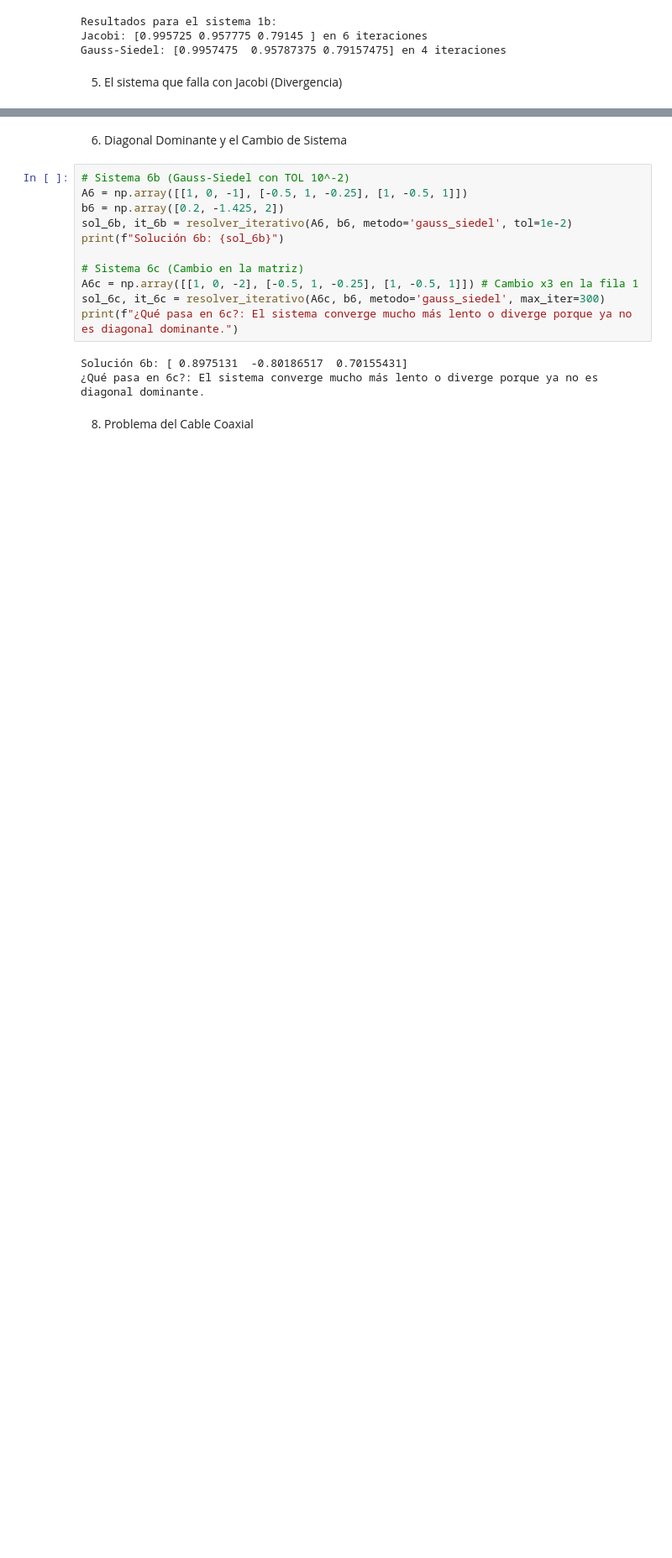
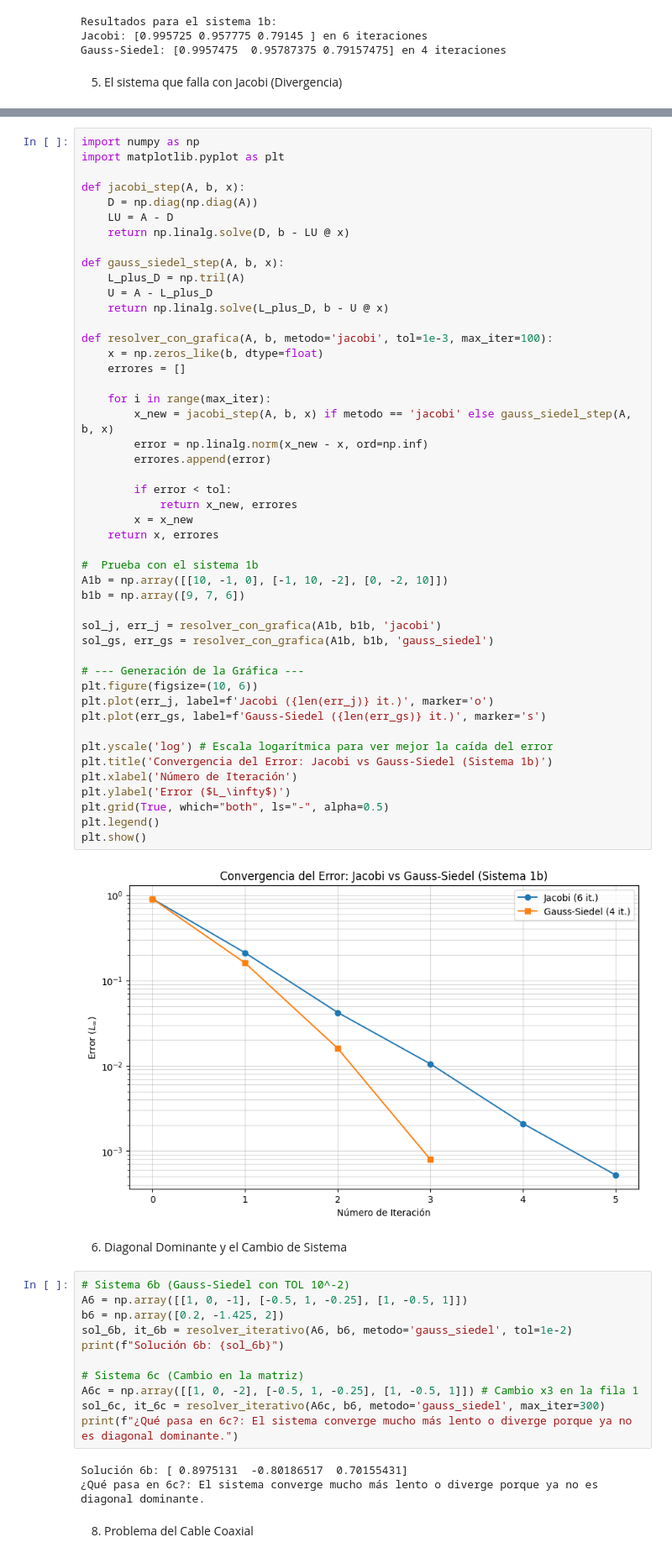
Before and after one commit to Aizel-shadow/Metodos_Numericos-, a Jupyter notebook: TAREAS/Gauss_Jacobi_Seidel.ipynb, the cells around one changed output, grey strips where cells are left out. Shown at 84% size. Drawn from its saved outputs; the diff is of its cells as text; blank space fills up the shorter version.

Commit message:
:pencil2: grafica en el ejercicio 5

```diff
--- a/TAREAS/Gauss_Jacobi_Seidel.ipynb
+++ b/TAREAS/Gauss_Jacobi_Seidel.ipynb
@@ -114,3 +110,52 @@ Resultado Gauss-Siedel: [ 1.00000226  1.9999975  -1.00000012] en 23 iteraciones
+# %%
+import numpy as np
+import matplotlib.pyplot as plt
+
+def jacobi_step(A, b, x):
+    D = np.diag(np.diag(A))
+    LU = A - D
+    return np.linalg.solve(D, b - LU @ x)
+
+def gauss_siedel_step(A, b, x):
+    L_plus_D = np.tril(A)
+    U = A - L_plus_D
+    return np.linalg.solve(L_plus_D, b - U @ x)
+
+def resolver_con_grafica(A, b, metodo='jacobi', tol=1e-3, max_iter=100):
+    x = np.zeros_like(b, dtype=float)
+    errores = []
+
+    for i in range(max_iter):
+        x_new = jacobi_step(A, b, x) if metodo == 'jacobi' else gauss_siedel_step(A, b, x)
+        error = np.linalg.norm(x_new - x, ord=np.inf)
+        errores.append(error)
+
+        if error < tol:
+            return x_new, errores
+        x = x_new
+    return x, errores
+
+#  Prueba con el sistema 1b
+A1b = np.array([[10, -1, 0], [-1, 10, -2], [0, -2, 10]])
+b1b = np.array([9, 7, 6])
+
+sol_j, err_j = resolver_con_grafica(A1b, b1b, 'jacobi')
+sol_gs, err_gs = resolver_con_grafica(A1b, b1b, 'gauss_siedel')
+
+# --- Generación de la Gráfica ---
+plt.figure(figsize=(10, 6))
+plt.plot(err_j, label=f'Jacobi ({len(err_j)} it.)', marker='o')
+plt.plot(err_gs, label=f'Gauss-Siedel ({len(err_gs)} it.)', marker='s')
+
+plt.yscale('log') # Escala logarítmica para ver mejor la caída del error
+plt.title('Convergencia del Error: Jacobi vs Gauss-Siedel (Sistema 1b)')
+plt.xlabel('Número de Iteración')
+plt.ylabel('Error ($L_\infty$)')
+plt.grid(True, which="both", ls="-", alpha=0.5)
+plt.legend()
+plt.show()
+# %% [output]
+[figure, added]
 # %% [markdown]
 6. Diagonal Dominante y el Cambio de Sistema
 # %%
```
Also changed, not shown: parts of 2 cells of this notebook.
